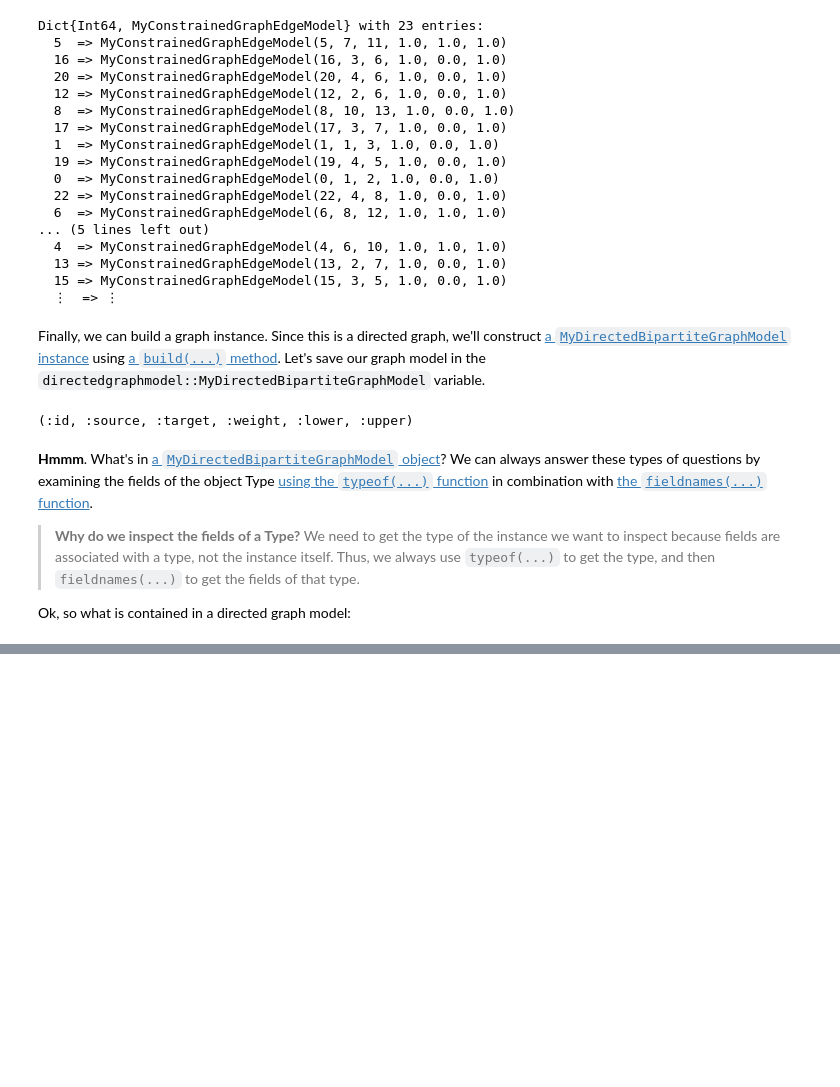
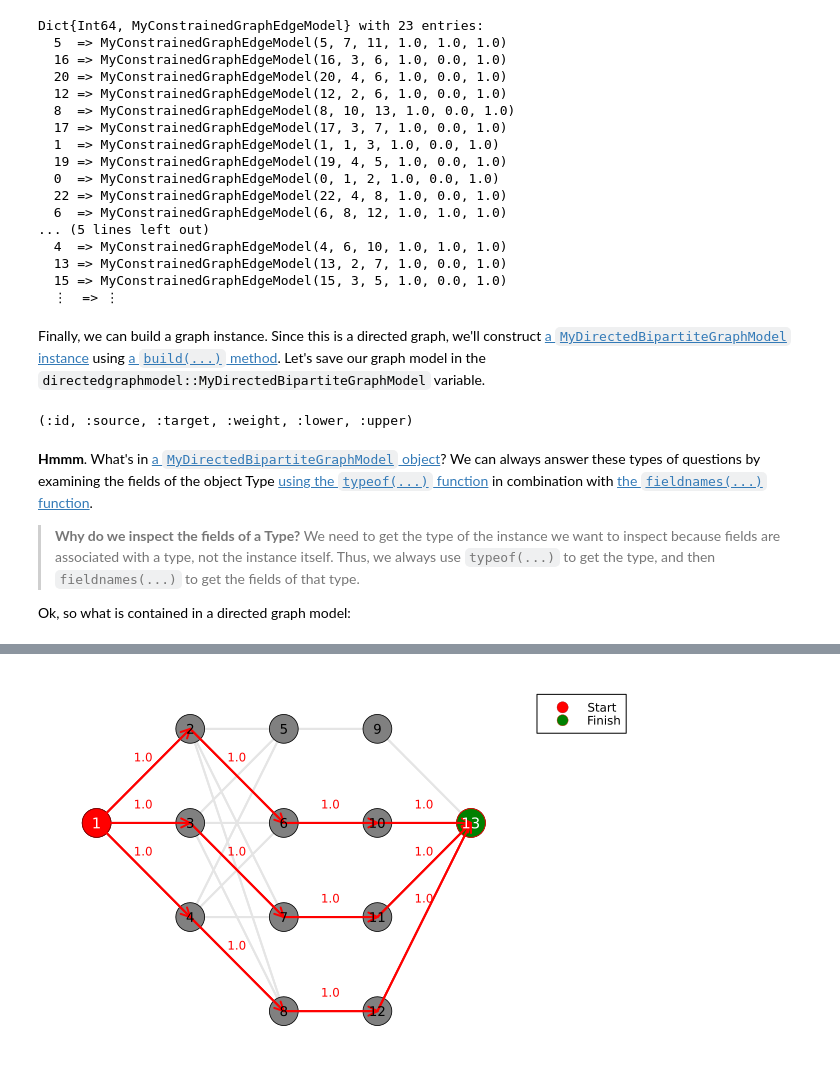
Before and after one commit to varnerlab/CHEME-140-eCornell-Repository, a Jupyter notebook: courses/CHEME-143/module-3/CHEME-143-M3-FF-MaxFlow-Ungraded-Codio-Activity.ipynb, the cells around one changed output, grey strips where cells are left out. Saved outputs shown, nothing was run; the diff lists cells and outputs as text; code cells hidden in the pictures; blank space fills up the shorter version.

```diff
--- a/courses/CHEME-143/module-3/CHEME-143-M3-FF-MaxFlow-Ungraded-Codio-Activity.ipynb
+++ b/courses/CHEME-143/module-3/CHEME-143-M3-FF-MaxFlow-Ungraded-Codio-Activity.ipynb
@@ -118,0 +338,15 @@ Ok, so what is contained in a directed graph model:
+# %%
+(m₁,flow₁) = let
+
+    # initialize -
+    s = 1; # we start at node 1
+    t = 13; # we end at node 13
+    algorithm = FordFulkersonAlgorithm(); # which algorithm to use {FordFulkerson, EdmondsKarp}
+
+    # call -
+    m,flow = maximumflow(updated_directed_graph_model, updated_directed_graph_model.nodes[s],
+        updated_directed_graph_model.nodes[t], algorithm = algorithm)
+
+    # return -
+    m,flow
+end;
@@ -118,0 +355,67 @@ Ok, so what is contained in a directed graph model:
+# %%
+let
+
+    # initialize -
+    base_graphmodel = updated_directed_graph_model;
+    source_node = 1; # this is where we start
+    target_node = 13; # this is where we want to go
+    path_edges = keys(flow); # this is a dictionary of (u,v) → flow_value
+    capacity = base_graphmodel.capacity; # get the capacity dictionary
+    flow_dictionary = flow₁;
+
+    # draw -
+    q = plot();
+    for (k,v) ∈ base_graphmodel.edgesinverse
+
+        # now, get the source,target node index for this edge
+        s = v[1];
+        t = v[2];
+
+        # draw baseline edge
+        plot!([node_coordinates[s,1], node_coordinates[t,1]],[node_coordinates[s,2], node_coordinates[t,2]], arrow=true, color=:gray90, lw=2, label="")
+    end
+    scatter!(node_coordinates[:,1], node_coordinates[:,2], axis=nothing, border=:none, label="", c=:gray, ms=16)
+
+
+    scatter!([node_coordinates[source_node,1]], [node_coordinates[source_node,2]],
+             c=:red, ms=16, markerstroke=2, markerstrokecolor=:darkred,
+             label="Start")
+
+    scatter!([node_coordinates[target_node,1]], [node_coordinates[target_node,2]],
+             c=:green, ms=16, markerstroke=2, markerstrokecolor=:red,
+             label="Finish")
+
+    # plot the flow path -
+    for ((s,t),flow_value) ∈ flow_dictionary
+
+        plot!([node_coordinates[s,1], node_coordinates[t,1]],[node_coordinates[s,2], node_coordinates[t,2]], arrow=true, color=:red, lw=2, label="")
+
+        # annotate the path-edge weight in red slightly above the red edge
+        mwx = (node_coordinates[s,1] + node_coordinates[t,1]) / 2
+        mwy = (node_coordinates[s,2] + node_coordinates[t,2]) / 2
+        w = round(flow_dictionary[(s,t)], digits=2)
+        annotate!(mwx, mwy + 0.20, text(string(w), 8, :red))
+    end
+
+    # number the nodes -
+    n_nodes = size(node_coordinates, 1)
+    for i in 1:n_nodes
+        x = node_coordinates[i,1]
+        y = node_coordinates[i,2]
+        if i == source_node || i == target_node
+            # white text for the red source node
+            annotate!(x, y, text(string(i), 10, :white))
+        else
+            # black text for other nodes
+            annotate!(x, y, text(string(i), 9, :black))
+        end
+    end
+
+    # set the global plot attributes
+    plot!(axis=nothing, border=:none, legend=:outertopright, legendfontsize=8,
+          background_color=:white, xlim=(9.5, 14.5), ylim=(7.5, 11.5))
+
+    current() # show the current plot
+end
+# %% [output]
+[figure, added]
```
Also changed, not shown: parts of 16 cells of this notebook, 1 other file.
